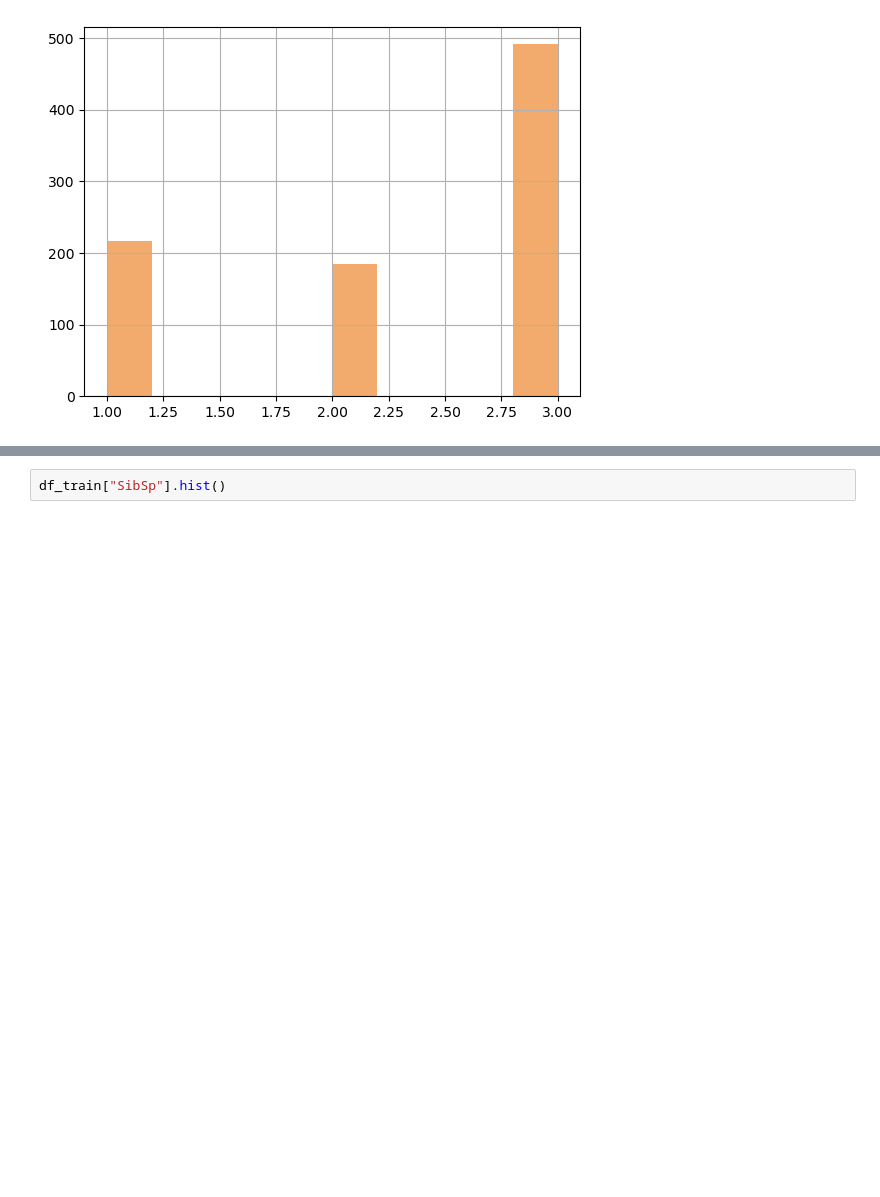
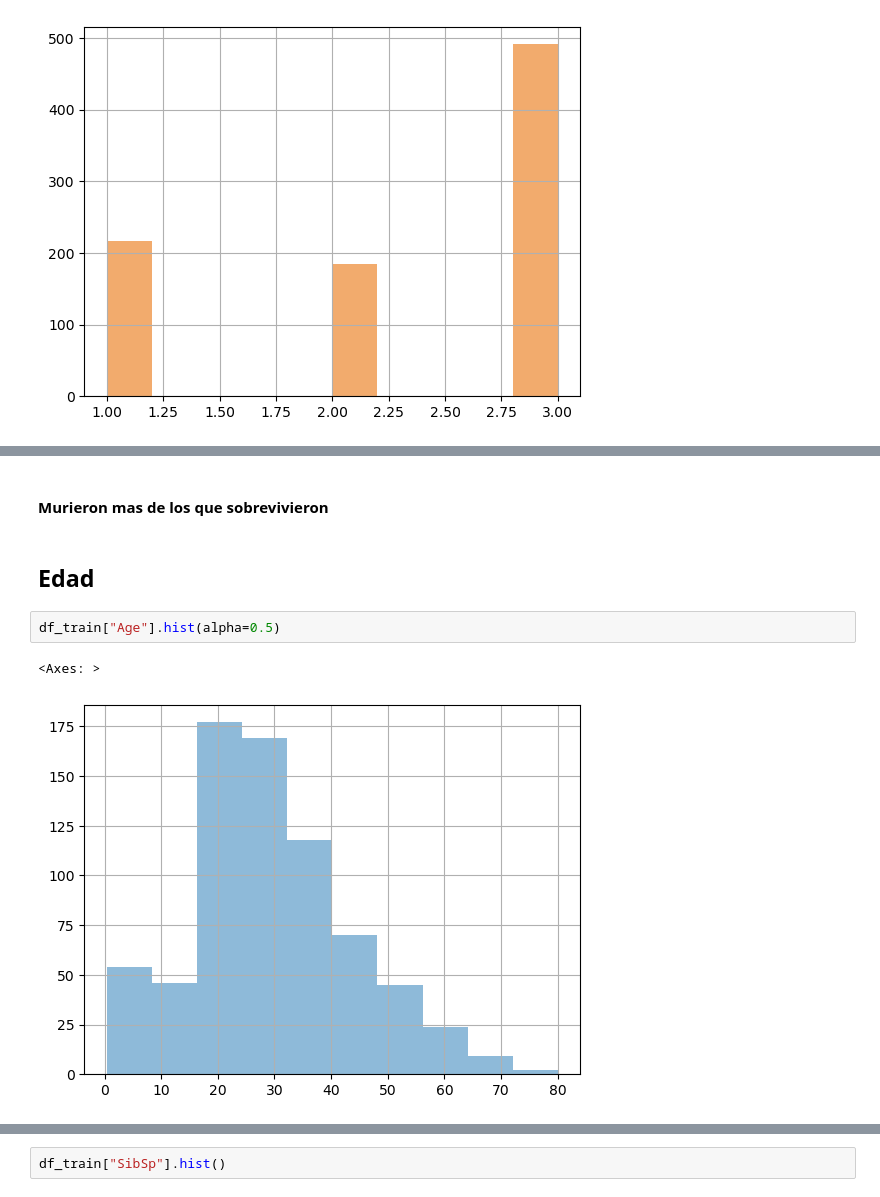
Before and after one commit to Roi-flores13/bases-de-datos, a Jupyter notebook: notebooks/titanic.ipynb, the cells around one changed output, grey strips where cells are left out. Drawn from its saved outputs; the diff is of its cells as text; blank space fills up the shorter version.

```diff
--- a/notebooks/titanic.ipynb
+++ b/notebooks/titanic.ipynb
@@ -61,0 +92,9 @@ df_train["Age"].hist()
+# %% [markdown]
+#### Murieron mas de los que sobrevivieron
+# %% [markdown]
+## Edad
+# %%
+df_train["Age"].hist(alpha=0.5)
+# %% [output]
+<Axes: >
+[figure, added]
```
Also changed, not shown: parts of 51 cells of this notebook, 4 other files.
